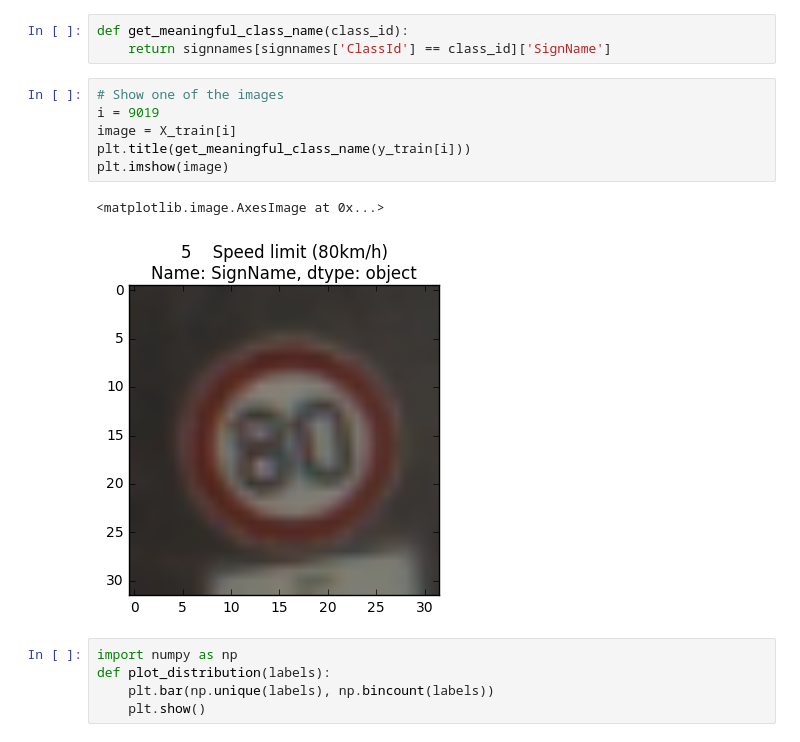
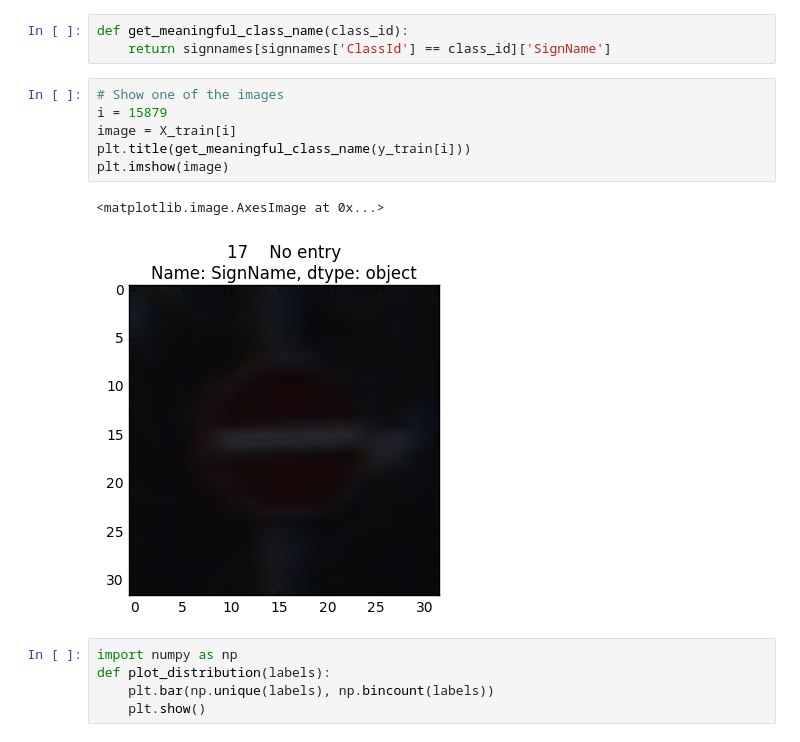
Before and after one commit to hristo-vrigazov/traffic-signs, a Jupyter notebook: Traffic_Sign_Classifier.ipynb, the cells around one changed output. Drawn from its saved outputs; the diff is of its cells as text.

Commit message:
Added example images

```diff
--- a/Traffic_Sign_Classifier.ipynb
+++ b/Traffic_Sign_Classifier.ipynb
@@ -102,13 +97,13 @@ def get_meaningful_class_name(class_id):
     return signnames[signnames['ClassId'] == class_id]['SignName']
 # %%
 # Show one of the images
-i = 9019
+i = 15879
 image = X_train[i]
 plt.title(get_meaningful_class_name(y_train[i]))
 plt.imshow(image)
 # %% [output]
 <matplotlib.image.AxesImage at 0x...>
-[figure, old version]
+[figure, new version]
 # %%
 import numpy as np
 def plot_distribution(labels):
```
Also changed, not shown: parts of 6 cells of this notebook, 10 other files.
